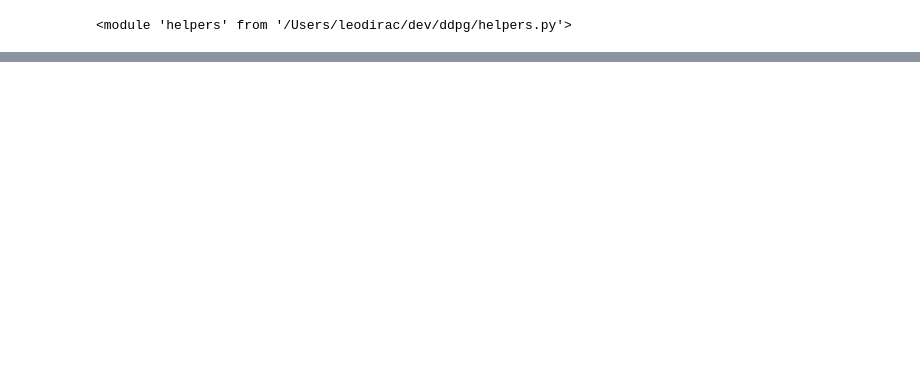
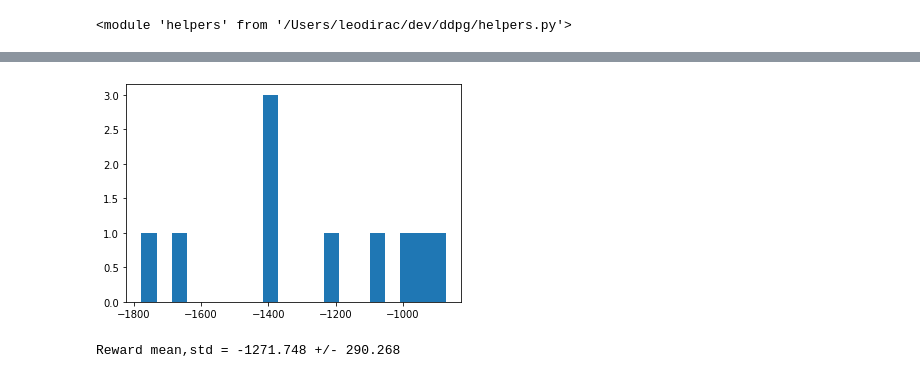
Before and after one commit to leopd/jasrlp, a Jupyter notebook: ddpg-pendulum.ipynb, the cells around one changed output, grey strips where cells are left out. Saved outputs shown, nothing was run; the diff lists cells and outputs as text; code cells hidden in the pictures; blank space fills up the shorter version.

```diff
--- a/ddpg-pendulum.ipynb
+++ b/ddpg-pendulum.ipynb
@@ -76,0 +83,4 @@ Eps = 0.56 on 3 of 5
+# %%
+# check random
+_ = helpers.rollout_score_dist(learner, 1, n=10)
+# %% [output]
@@ -77,2 +90,4 @@ Eps = 0.56 on 3 of 5
+[figure, added]
+Reward mean,std = -1271.748 +/- 290.268
 # %%
 # check greedy
```
Also changed, not shown: parts of 10 cells of this notebook, 3 other files.
